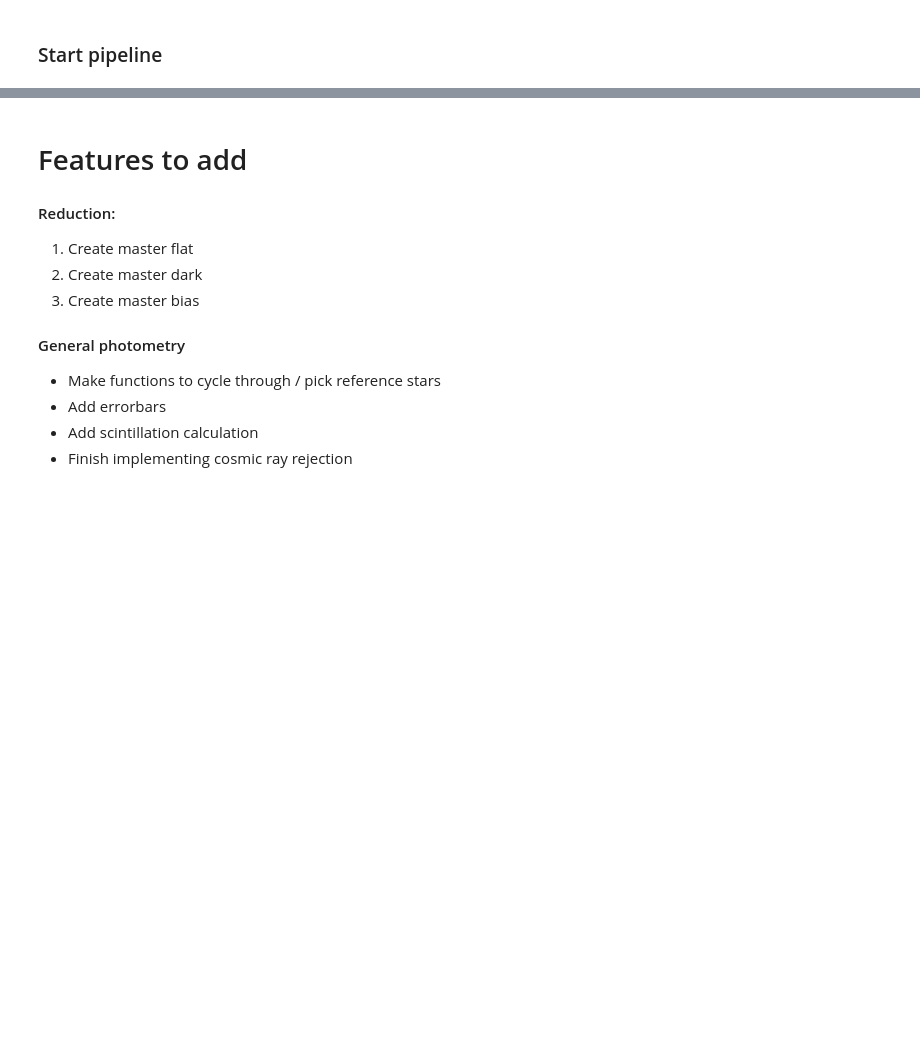
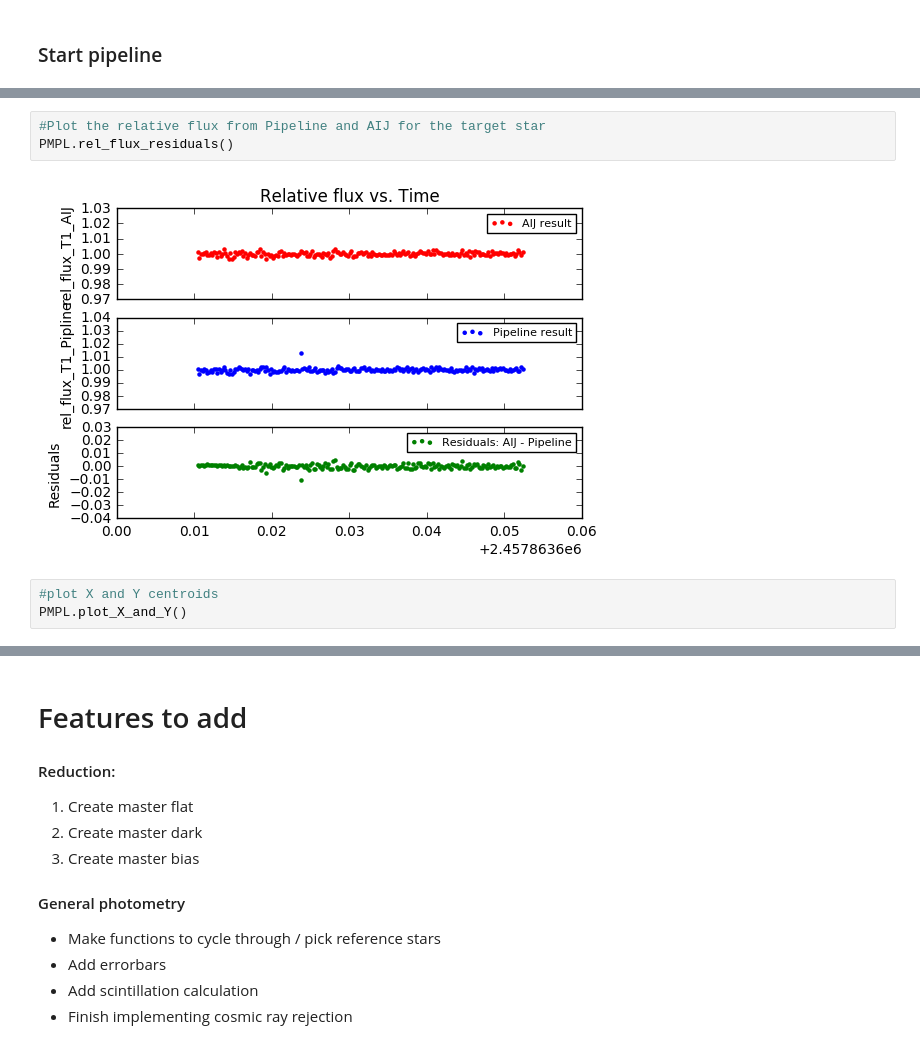
Before and after one commit to Yiting206265/PhotoMetryPipeline, a Jupyter notebook: notebooks/Quick start tutorial on photometry pipeline.ipynb, the cells around one changed output, grey strips where cells are left out. Cells and saved outputs as stored; diff of their text form; blank space fills up the shorter version.

```diff
--- a/notebooks/Quick start tutorial on photometry pipeline.ipynb
+++ b/notebooks/Quick start tutorial on photometry pipeline.ipynb
@@ -99,3 +96,11 @@ Analyzing file # 9 science_2x2_binning_sdssi_fast_diff.0197.fits with r= 40.0 60
+# %%
+#Plot the relative flux from Pipeline and AIJ for the target star
+PMPL.rel_flux_residuals()
+# %% [output]
+[figure, added]
+# %%
+#plot X and Y centroids
+PMPL.plot_X_and_Y()
 # %%
 # Save as a csv file
 PMPL.save_photometry()
```
Also changed, not shown: parts of 9 cells of this notebook, 2 other files.
